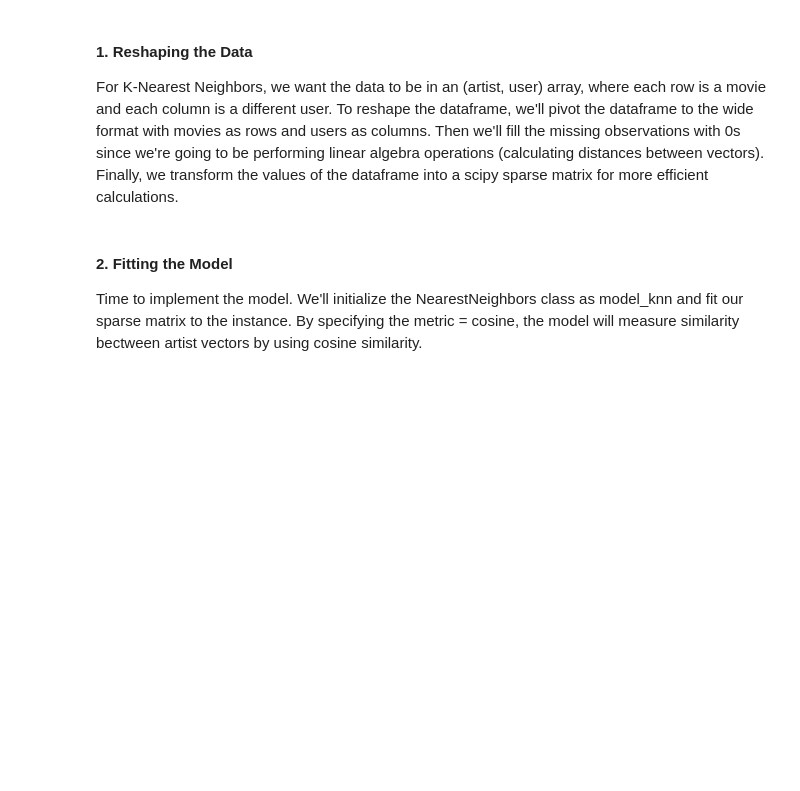
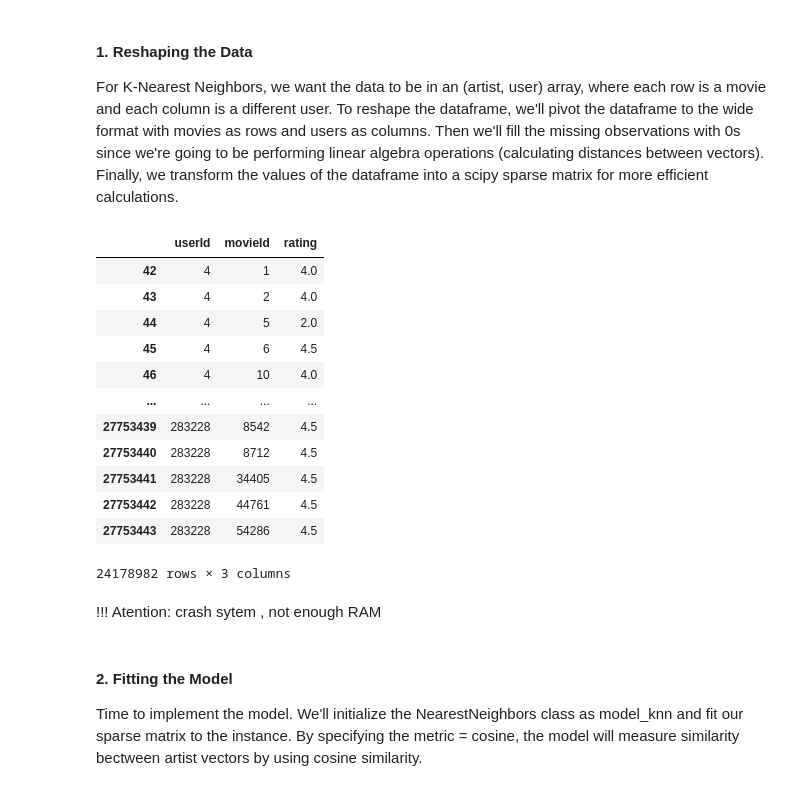
Before and after one commit to duybluemind1988/MyDataSciencePortfolio, a Jupyter notebook: movie_recommender/movie_recommendation_using_KNN.ipynb, the cells around one changed output. Cells and saved outputs as stored; diff of their text form; code cells hidden in the pictures; blank space fills up the shorter version.

```diff
--- a/movie_recommender/movie_recommendation_using_KNN.ipynb
+++ b/movie_recommender/movie_recommendation_using_KNN.ipynb
@@ -384,3 +384,21 @@ shape of ratings data after dropping both unpopular movies and inactive users:
 # %% [markdown]
 #### 1. Reshaping the Data
 For K-Nearest Neighbors, we want the data to be in an (artist, user) array, where each row is a movie and each column is a different user. To reshape the dataframe, we'll pivot the dataframe to the wide format with movies as rows and users as columns. Then we'll fill the missing observations with 0s since we're going to be performing linear algebra operations (calculating distances between vectors). Finally, we transform the values of the dataframe into a scipy sparse matrix for more efficient calculations.
+# %%
+df_ratings_drop_users
+# %% [output]
+|  | userId | movieId | rating |
+| 42 | 4 | 1 | 4.0 |
+| 43 | 4 | 2 | 4.0 |
+| 44 | 4 | 5 | 2.0 |
+| 45 | 4 | 6 | 4.5 |
+| 46 | 4 | 10 | 4.0 |
+| ... | ... | ... | ... |
+| 27753439 | 283228 | 8542 | 4.5 |
+| 27753440 | 283228 | 8712 | 4.5 |
+| 27753441 | 283228 | 34405 | 4.5 |
+| 27753442 | 283228 | 44761 | 4.5 |
+| 27753443 | 283228 | 54286 | 4.5 |
+24178982 rows × 3 columns
+# %% [markdown]
+!!! Atention: crash sytem , not enough RAM
```
Also changed, not shown: parts of 4 cells of this notebook.
